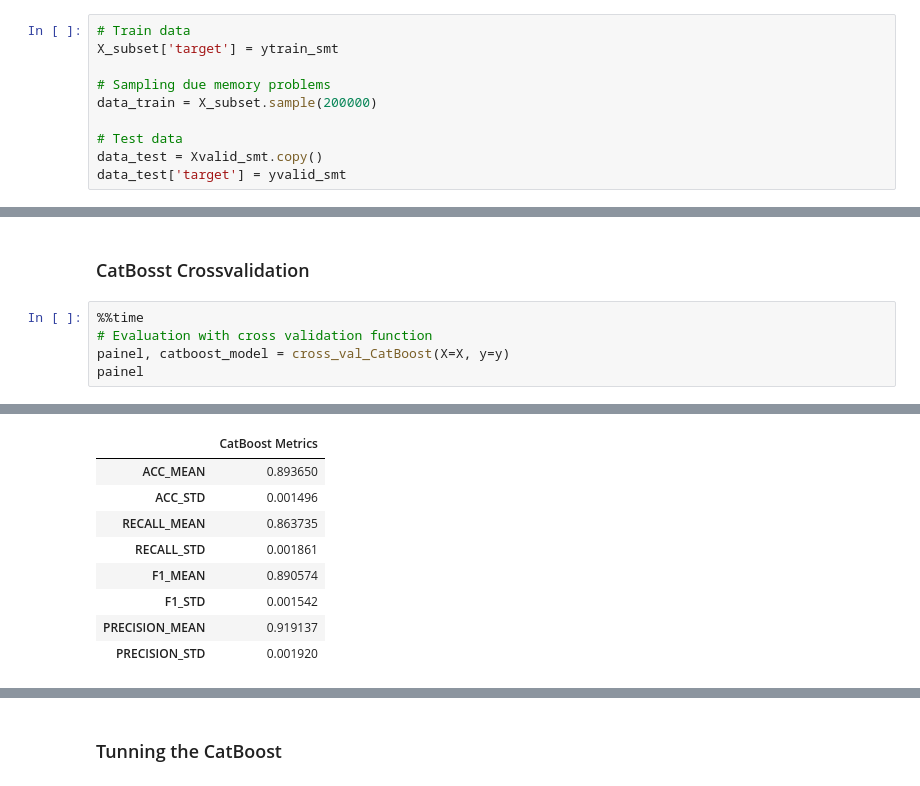
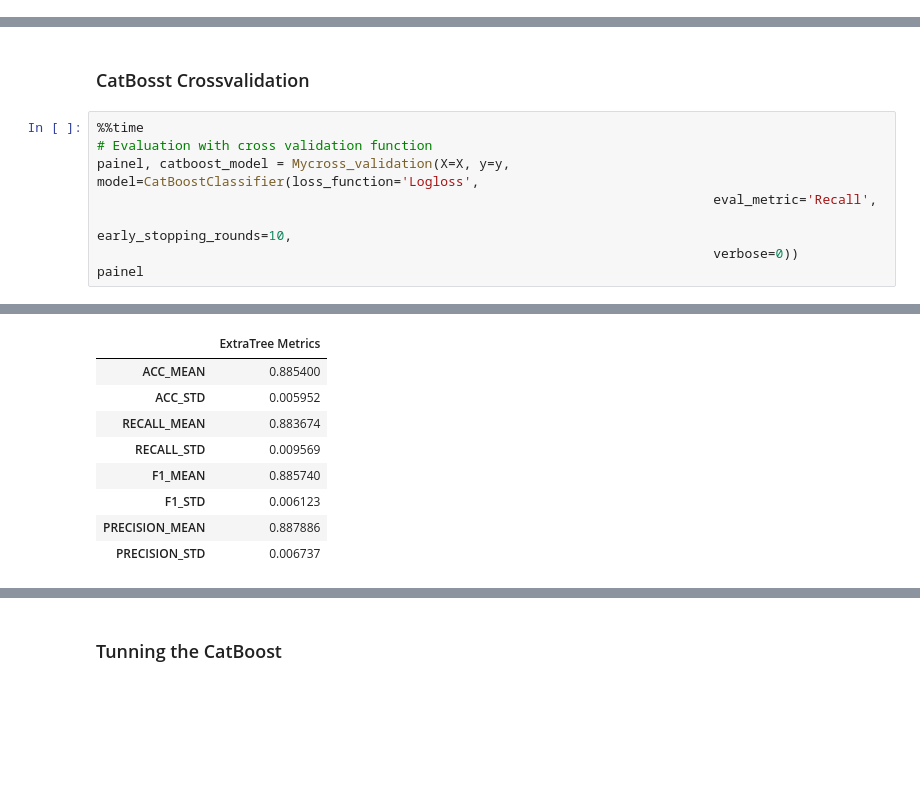
Before and after one commit to bruno154/health_insurence_cross_sell_project, a Jupyter notebook: pa004_health_insurance_cross_sell.ipynb, the cells around one changed output, grey strips where cells are left out. Drawn from its saved outputs; the diff is of its cells as text; blank space fills up the shorter version.

```diff
--- a/pa004_health_insurance_cross_sell.ipynb
+++ b/pa004_health_insurance_cross_sell.ipynb
@@ -1516,10 +1526,0 @@ X_subset.head()
-# %%
-# Train data
-X_subset['target'] = ytrain_smt
-
-# Sampling due memory problems
-data_train = X_subset.sample(200000)
-
-# Test data
-data_test = Xvalid_smt.copy()
-data_test['target'] = yvalid_smt
@@ -1650,6 +1640,9 @@ painel
 # %%
 %%time
 # Evaluation with cross validation function
-painel, catboost_model = cross_val_CatBoost(X=X, y=y)
+painel, catboost_model = Mycross_validation(X=X, y=y, model=CatBoostClassifier(loss_function='Logloss',
+                                                                               eval_metric='Recall',
+                                                                               early_stopping_rounds=10,
+                                                                               verbose=0))
 painel
 # %% [output]
@@ -1658,9 +1651,9 @@ Wall time: 25min 7s
-|  | CatBoost Metrics |
-| ACC_MEAN | 0.893650 |
-| ACC_STD | 0.001496 |
-| RECALL_MEAN | 0.863735 |
-| RECALL_STD | 0.001861 |
-| F1_MEAN | 0.890574 |
-| F1_STD | 0.001542 |
-| PRECISION_MEAN | 0.919137 |
-| PRECISION_STD | 0.001920 |
+|  | ExtraTree Metrics |
+| ACC_MEAN | 0.885400 |
+| ACC_STD | 0.005952 |
+| RECALL_MEAN | 0.883674 |
+| RECALL_STD | 0.009569 |
+| F1_MEAN | 0.885740 |
+| F1_STD | 0.006123 |
+| PRECISION_MEAN | 0.887886 |
+| PRECISION_STD | 0.006737 |
```
Also changed, not shown: parts of 67 cells of this notebook, 6 other files.
